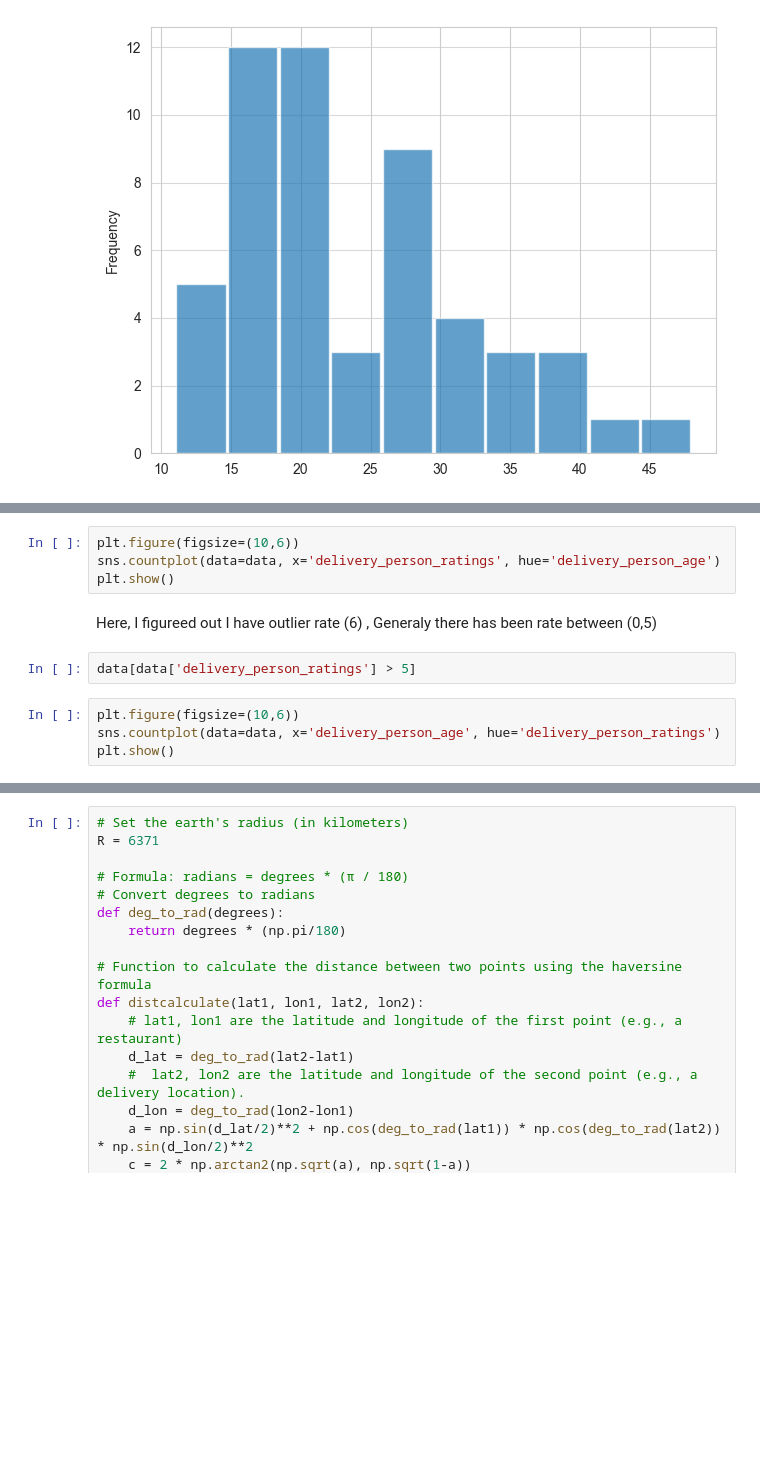
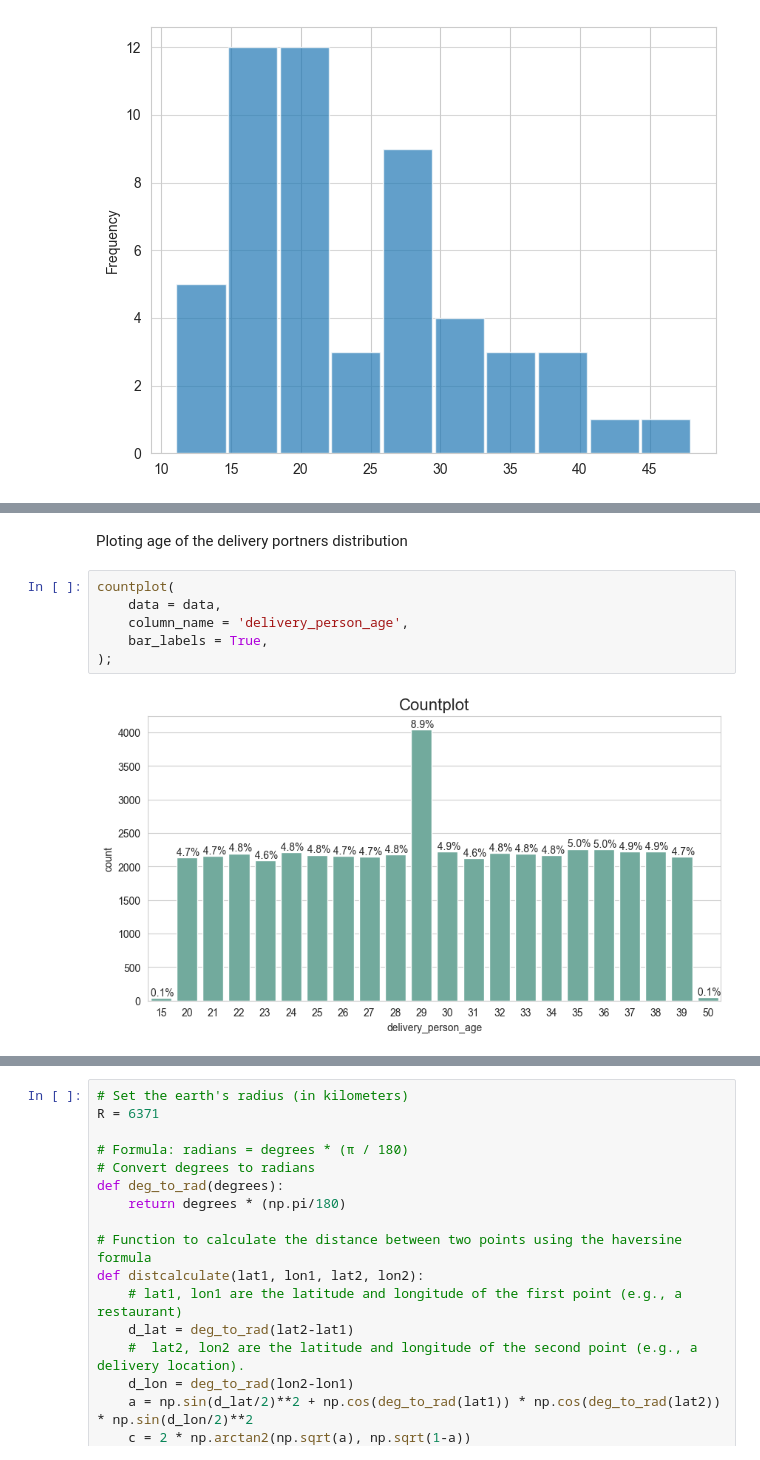
Before and after one commit to MrRezamo/Food_Delivery_Time_Prediction, a Jupyter notebook: Project/Main_Project.ipynb, the cells around one changed output, grey strips where cells are left out. Drawn from its saved outputs; the diff is of its cells as text; blank space fills up the shorter version.

```diff
--- a/Project/Main_Project.ipynb
+++ b/Project/Main_Project.ipynb
@@ -277,12 +249,10 @@ data.groupby(data['delivery_person_ratings'])['delivery_person_age'].value_count
-# %%
-plt.figure(figsize=(10,6))
-sns.countplot(data=data, x='delivery_person_ratings', hue='delivery_person_age')
-plt.show()
-# %% [markdown]
-Here, I figureed out I have outlier rate (6) , Generaly there has been rate between (0,5)
-# %%
-data[data['delivery_person_ratings'] > 5]
-# %%
-plt.figure(figsize=(10,6))
-sns.countplot(data=data, x='delivery_person_age', hue='delivery_person_ratings')
-plt.show()
+# %% [markdown]
+Ploting age of the delivery portners distribution
+# %%
+countplot(
+    data = data,
+    column_name = 'delivery_person_age',
+    bar_labels = True,
+);
+# %% [output]
+[figure, added]
```
Also changed, not shown: parts of 38 cells of this notebook.
